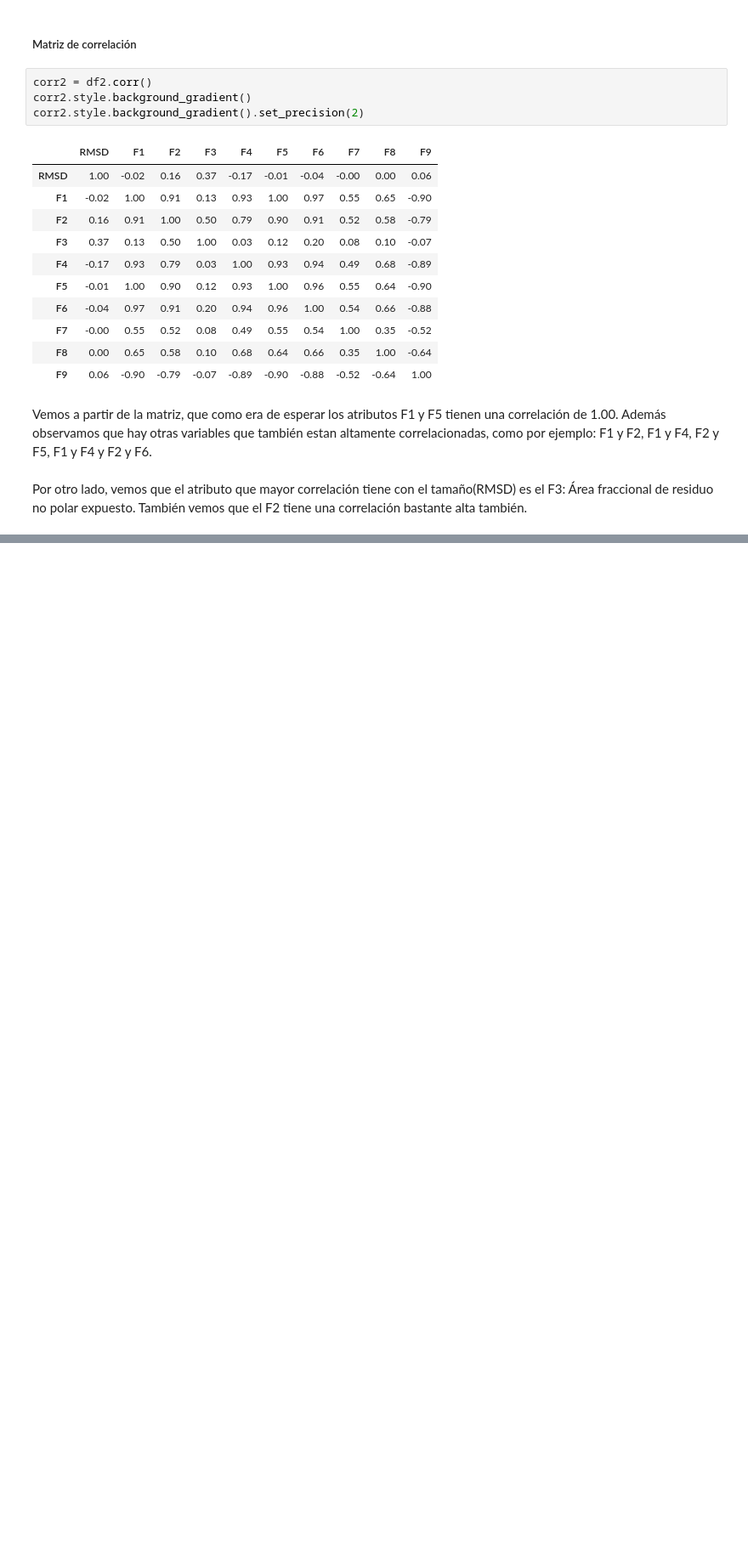
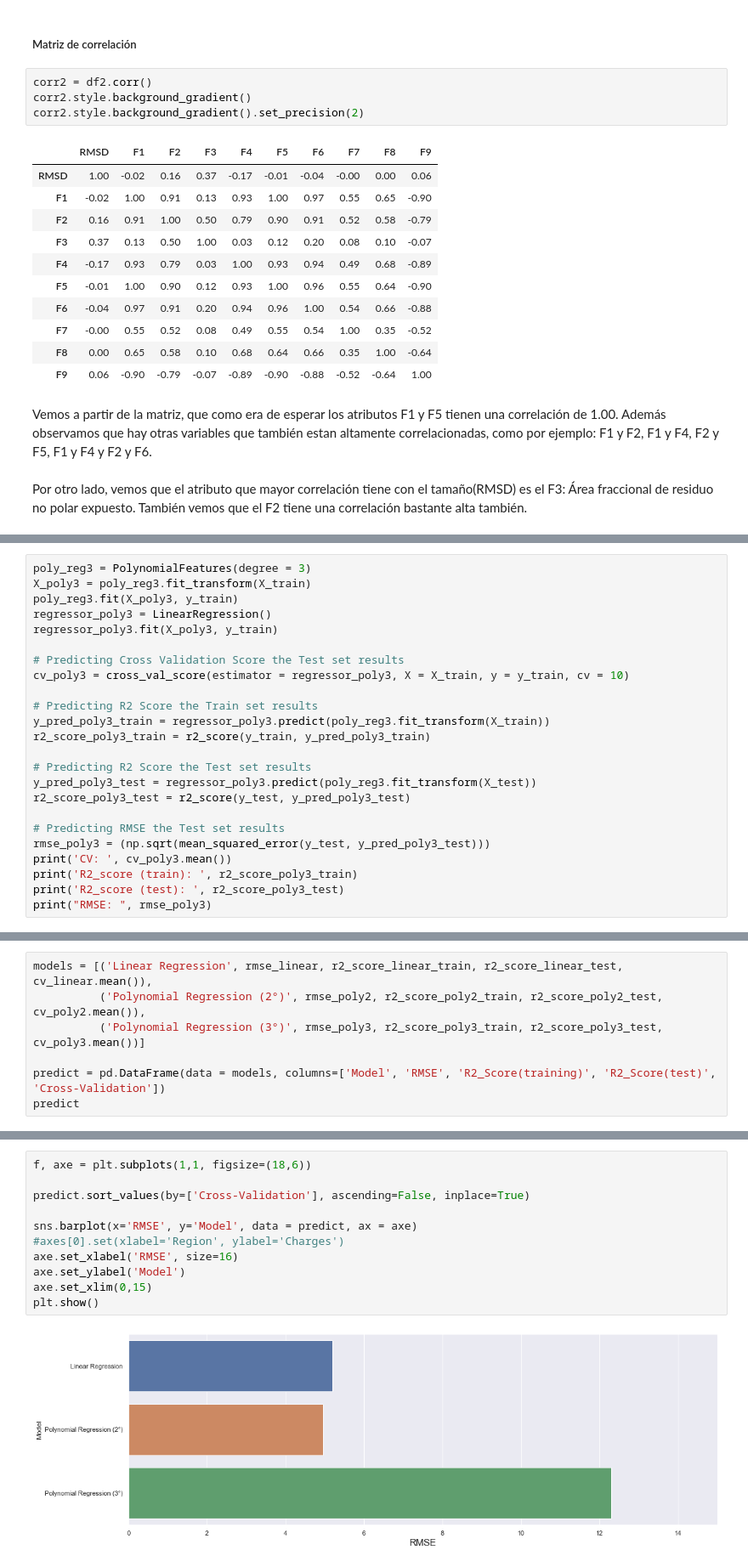
Before and after one commit to valengonzalez8/TP1_Redes_Neuronales, a Jupyter notebook: TP1_RN.ipynb, the cells around one changed output, grey strips where cells are left out. Shown at 85% size. Cells and saved outputs as stored; diff of their text form; blank space fills up the shorter version.

```diff
--- a/TP1_RN.ipynb
+++ b/TP1_RN.ipynb
@@ -418,0 +534,24 @@ strong multicollinearity or other numerical problems.
+# %%
+poly_reg3 = PolynomialFeatures(degree = 3)
+X_poly3 = poly_reg3.fit_transform(X_train)
+poly_reg3.fit(X_poly3, y_train)
+regressor_poly3 = LinearRegression()
+regressor_poly3.fit(X_poly3, y_train)
+
+# Predicting Cross Validation Score the Test set results
+cv_poly3 = cross_val_score(estimator = regressor_poly3, X = X_train, y = y_train, cv = 10)
+
+# Predicting R2 Score the Train set results
+y_pred_poly3_train = regressor_poly3.predict(poly_reg3.fit_transform(X_train))
+r2_score_poly3_train = r2_score(y_train, y_pred_poly3_train)
+
+# Predicting R2 Score the Test set results
+y_pred_poly3_test = regressor_poly3.predict(poly_reg3.fit_transform(X_test))
+r2_score_poly3_test = r2_score(y_test, y_pred_poly3_test)
+
+# Predicting RMSE the Test set results
+rmse_poly3 = (np.sqrt(mean_squared_error(y_test, y_pred_poly3_test)))
+print('CV: ', cv_poly3.mean())
+print('R2_score (train): ', r2_score_poly3_train)
+print('R2_score (test): ', r2_score_poly3_test)
+print("RMSE: ", rmse_poly3)
@@ -418,0 +567,7 @@ strong multicollinearity or other numerical problems.
+# %%
+models = [('Linear Regression', rmse_linear, r2_score_linear_train, r2_score_linear_test, cv_linear.mean()),
+          ('Polynomial Regression (2°)', rmse_poly2, r2_score_poly2_train, r2_score_poly2_test, cv_poly2.mean()),
+          ('Polynomial Regression (3°)', rmse_poly3, r2_score_poly3_train, r2_score_poly3_test, cv_poly3.mean())]
+
+predict = pd.DataFrame(data = models, columns=['Model', 'RMSE', 'R2_Score(training)', 'R2_Score(test)', 'Cross-Validation'])
+predict
@@ -418,0 +579,13 @@ strong multicollinearity or other numerical problems.
+# %%
+f, axe = plt.subplots(1,1, figsize=(18,6))
+
+predict.sort_values(by=['Cross-Validation'], ascending=False, inplace=True)
+
+sns.barplot(x='RMSE', y='Model', data = predict, ax = axe)
+#axes[0].set(xlabel='Region', ylabel='Charges')
+axe.set_xlabel('RMSE', size=16)
+axe.set_ylabel('Model')
+axe.set_xlim(0,15)
+plt.show()
+# %% [output]
+[figure, added]
```
Also changed, not shown: parts of 74 cells of this notebook.
